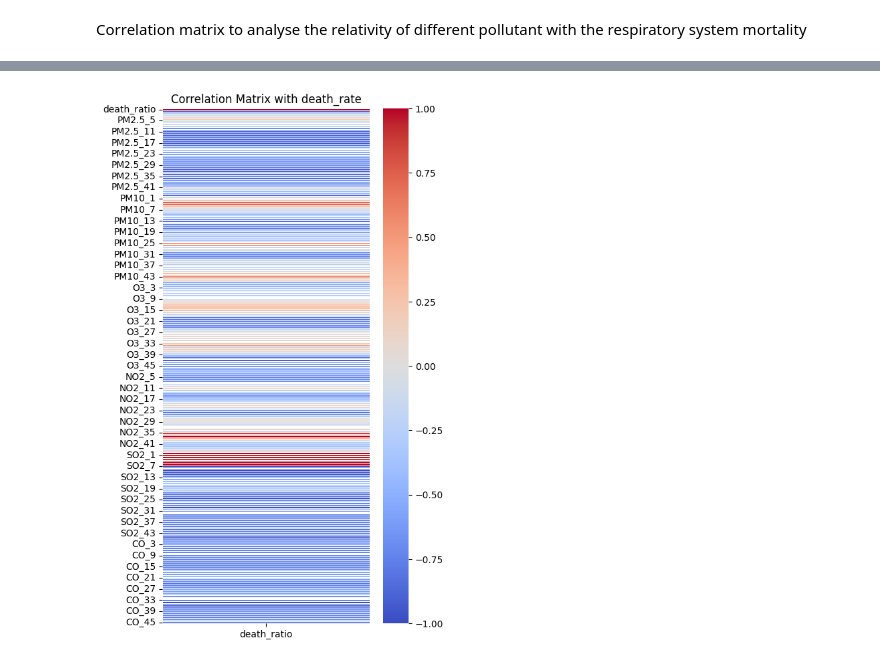
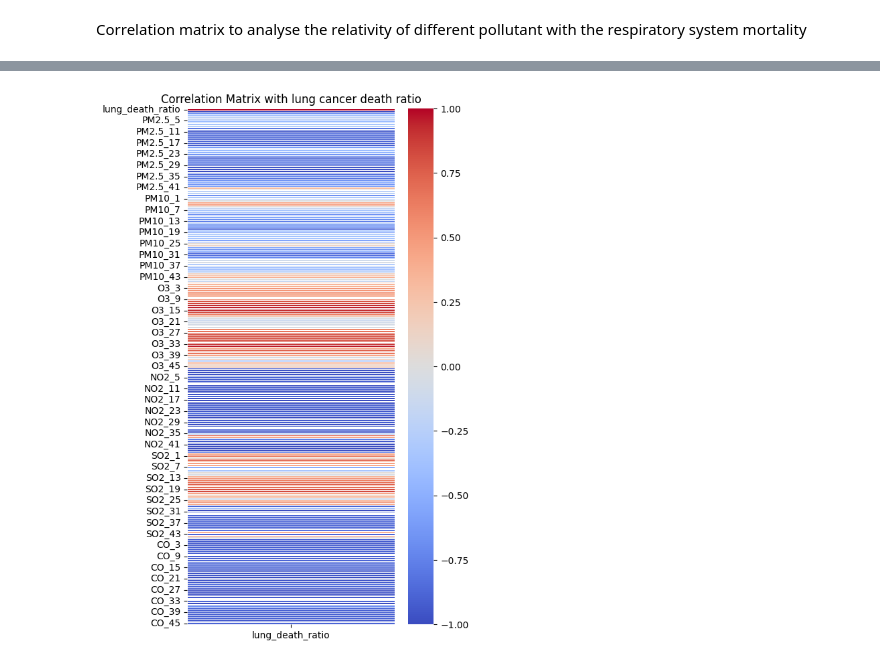
Before and after one commit to pingzhihe/CCC-assignment-2, a Jupyter notebook: testAirPHN.ipynb, the cells around one changed output, grey strips where cells are left out. Drawn from its saved outputs; the diff is of its cells as text; code cells hidden in the pictures.

```diff
--- a/testAirPHN.ipynb
+++ b/testAirPHN.ipynb
@@ -3,5 +3,5 @@ import json
 import requests
 import pandas as pd
 # %%
-response = requests.get("http://127.0.0.1:9090/EPA/air-quality-resp")
+response = requests.get("http://127.0.0.1:9090/EPA/air-quality-death")
 # response = main()
@@ -64,0 +150,33 @@ Correlation matrix to analyse the relativity of different pollutant with the res
+# %%
+import pandas as pd
+import matplotlib.pyplot as plt
+import numpy as np
+
+# 假设 data 和 phn_codes 已经定义
+df = pd.json_normalize(data)  # 使用 json_normalize() 函数加载数据到 DataFrame
+
+features = ['PM2.5', 'PM10', 'O3', 'NO2', 'SO2', 'CO']
+fig, axes = plt.subplots(2, 3, figsize=(15, 10), constrained_layout=True)
+df.replace('None', np.nan, inplace=True)
+
+# 创建 phn_code 和 phn_name 的映射
+phn_code_to_name = {row['phn_code']: row['phn_name'] for _, row in df.iterrows()}
+
+# 对于每个特征，将列表展开成新的列
+for idx, feature in enumerate(features):
+    ax = axes[idx // 3, idx % 3]
+    for phn_code in phn_codes:
+        region_data = df[df['phn_code'] == phn_code]
+        for row_idx, row in region_data.iterrows():
+            if isinstance(row[feature], list):
+                # 创建一个与特征列表长度相同的列表，其值为 death_ratio 乘以特征列表长度
+                y_values = [row['lung_death_ratio']] * len(row[feature])
+                phn_name = phn_code_to_name.get(phn_code, 'Unknown')  # 获取 phn_name
+                ax.scatter(row[feature], y_values, label=phn_name)
+
+    ax.set_title(f'{feature} vs lung cancer death ratio')
+    ax.set_xlabel(feature)
+    ax.set_ylabel('Lung Cancer Death Ratio')
+    ax.legend(title="Region")
+
+plt.show()
@@ -65,30 +185,30 @@ Correlation matrix to analyse the relativity of different pollutant with the res
 # %%
 import seaborn as sns
 import matplotlib.pyplot as plt
-df = pd.json_normalize(data)  # 使用 json_normalize() 函数加载数据到 DataFrame
+df = pd.json_normalize(data)
 
 
 features = ['Particles', 'PM2.5', 'PM10', 'Visibility', 'API', 'O3', 'NO2', 'SO2', 'CO']
 # 假设 df 是你的 DataFrame，features 是要展开的特征列表
 pollutant_features = ['PM2.5', 'PM10', 'O3', 'NO2', 'SO2', 'CO']
 
 # 对于每个特征，将列表展开成新的列
 for feature in pollutant_features:
     # 对于每个特征，将列表展开成新的列，并命名为原特征名加上索引
     df = pd.concat([df, df[feature].apply(pd.Series).add_prefix(feature+'_')], axis=1)
     # df[feature+'_mean'] = df[feature].apply(lambda x: sum(filter(None, x))/len(x) if isinstance(x, list) and any(x) else None)
 
 # 删除原始的特征列
 df.drop(columns=features, inplace=True)
 
 df = df.dropna(subset=df.columns[4:], how='all')
 
-df = df.drop(columns=['_id','phn_code', 'phn_name'])
+df = df.drop(columns=['_id','phn_code', 'phn_name','resp_death_ratio'])
 correlation_matrix = df.corr()
 # 绘制热图
 plt.figure(figsize=(5, 10))
-sns.heatmap(correlation_matrix[['death_ratio']], annot=False, cmap="coolwarm", fmt=".2f", linewidths=0.5)
-plt.title("Correlation Matrix with death_rate")
+sns.heatmap(correlation_matrix[['lung_death_ratio']], annot=False, cmap="coolwarm", fmt=".2f", linewidths=0.5)
+plt.title("Correlation Matrix with lung cancer death ratio")
 plt.show()
 # %% [output]
-[figure, old version]
+[figure, new version]
```
Also changed, not shown: parts of 10 cells of this notebook.
